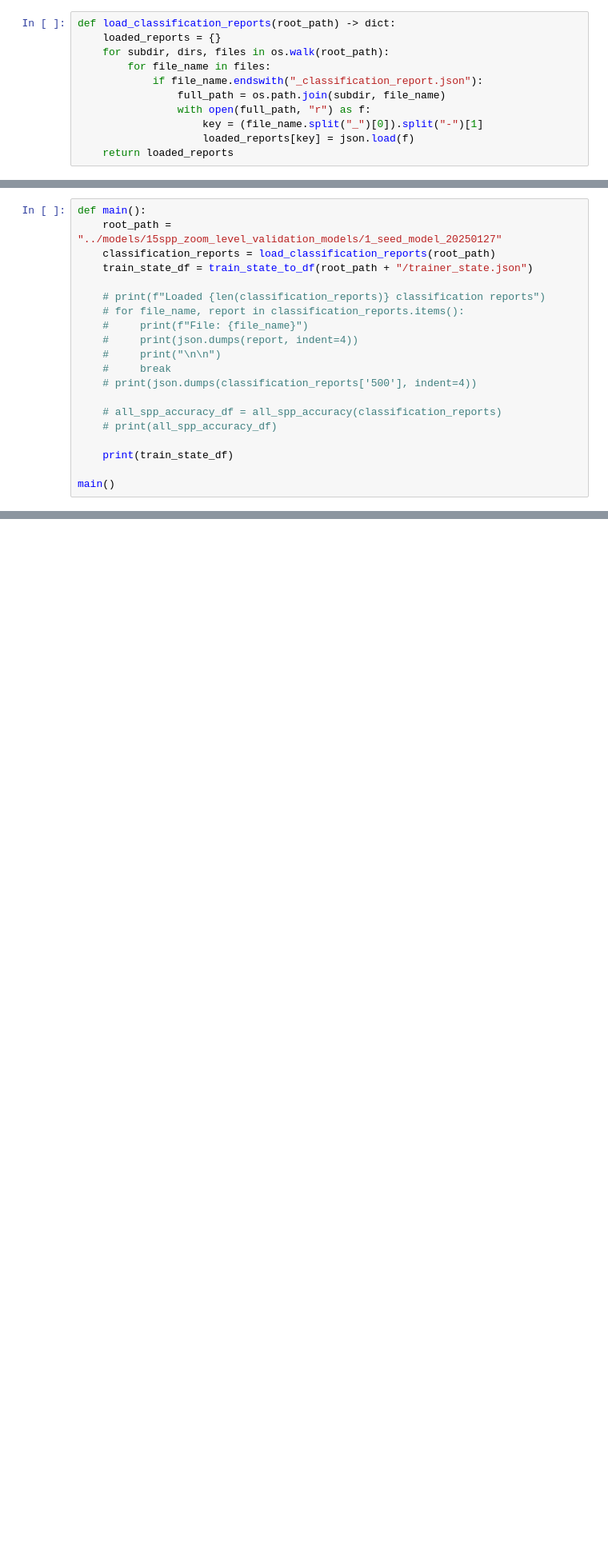
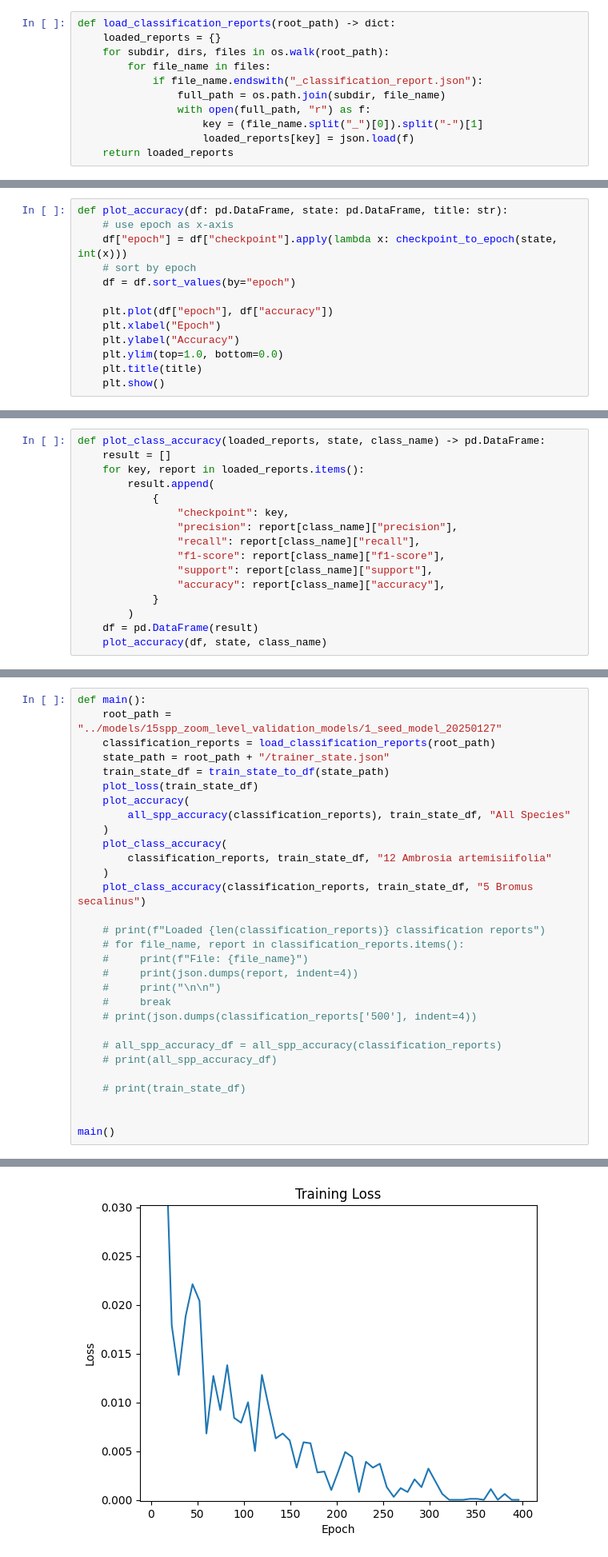
Before and after one commit to ai-cfia/nachet-model-ccds, a Jupyter notebook: notebooks/3.04_js_eval_summary.ipynb, the cells around one changed output, grey strips where cells are left out. Shown at 80% size. Saved outputs shown, nothing was run; the diff lists cells and outputs as text; blank space fills up the shorter version.

Commit message:
Enhance evaluation summary script with plotting functions for training loss and accuracy; refactor data loading and processing

```diff
--- a/notebooks/3.04_js_eval_summary.ipynb
+++ b/notebooks/3.04_js_eval_summary.ipynb
@@ -38 +55,14 @@ def all_spp_accuracy(loaded_reports) -> pd.DataFrame:
     return pd.DataFrame(result)
+# %%
+def plot_accuracy(df: pd.DataFrame, state: pd.DataFrame, title: str):
+    # use epoch as x-axis
+    df["epoch"] = df["checkpoint"].apply(lambda x: checkpoint_to_epoch(state, int(x)))
+    # sort by epoch
+    df = df.sort_values(by="epoch")
+
+    plt.plot(df["epoch"], df["accuracy"])
+    plt.xlabel("Epoch")
+    plt.ylabel("Accuracy")
+    plt.ylim(top=1.0, bottom=0.0)
+    plt.title(title)
+    plt.show()
@@ -50 +94,17 @@ def macro_avg(loaded_reports) -> pd.DataFrame:
     return pd.DataFrame(result)
+# %%
+def plot_class_accuracy(loaded_reports, state, class_name) -> pd.DataFrame:
+    result = []
+    for key, report in loaded_reports.items():
+        result.append(
+            {
+                "checkpoint": key,
+                "precision": report[class_name]["precision"],
+                "recall": report[class_name]["recall"],
+                "f1-score": report[class_name]["f1-score"],
+                "support": report[class_name]["support"],
+                "accuracy": report[class_name]["accuracy"],
+            }
+        )
+    df = pd.DataFrame(result)
+    plot_accuracy(df, state, class_name)
@@ -52,7 +134,16 @@ def macro_avg(loaded_reports) -> pd.DataFrame:
 def main():
     root_path = "../models/15spp_zoom_level_validation_models/1_seed_model_20250127"
     classification_reports = load_classification_reports(root_path)
-    train_state_df = train_state_to_df(root_path + "/trainer_state.json")
+    state_path = root_path + "/trainer_state.json"
+    train_state_df = train_state_to_df(state_path)
+    plot_loss(train_state_df)
+    plot_accuracy(
+        all_spp_accuracy(classification_reports), train_state_df, "All Species"
+    )
+    plot_class_accuracy(
+        classification_reports, train_state_df, "12 Ambrosia artemisiifolia"
+    )
+    plot_class_accuracy(classification_reports, train_state_df, "5 Bromus secalinus")
 
     # print(f"Loaded {len(classification_reports)} classification reports")
     # for file_name, report in classification_reports.items():
@@ -65,7 +156,8 @@ def main():
     # all_spp_accuracy_df = all_spp_accuracy(classification_reports)
     # print(all_spp_accuracy_df)
 
-    print(train_state_df)
+    # print(train_state_df)
+
 
 main()
 # %% [output]
@@ -72,0 +164 @@ ValueError: DataFrame constructor not properly called!
+[figure, added]
```
Also changed, not shown: parts of 9 cells of this notebook, 1 other file.
